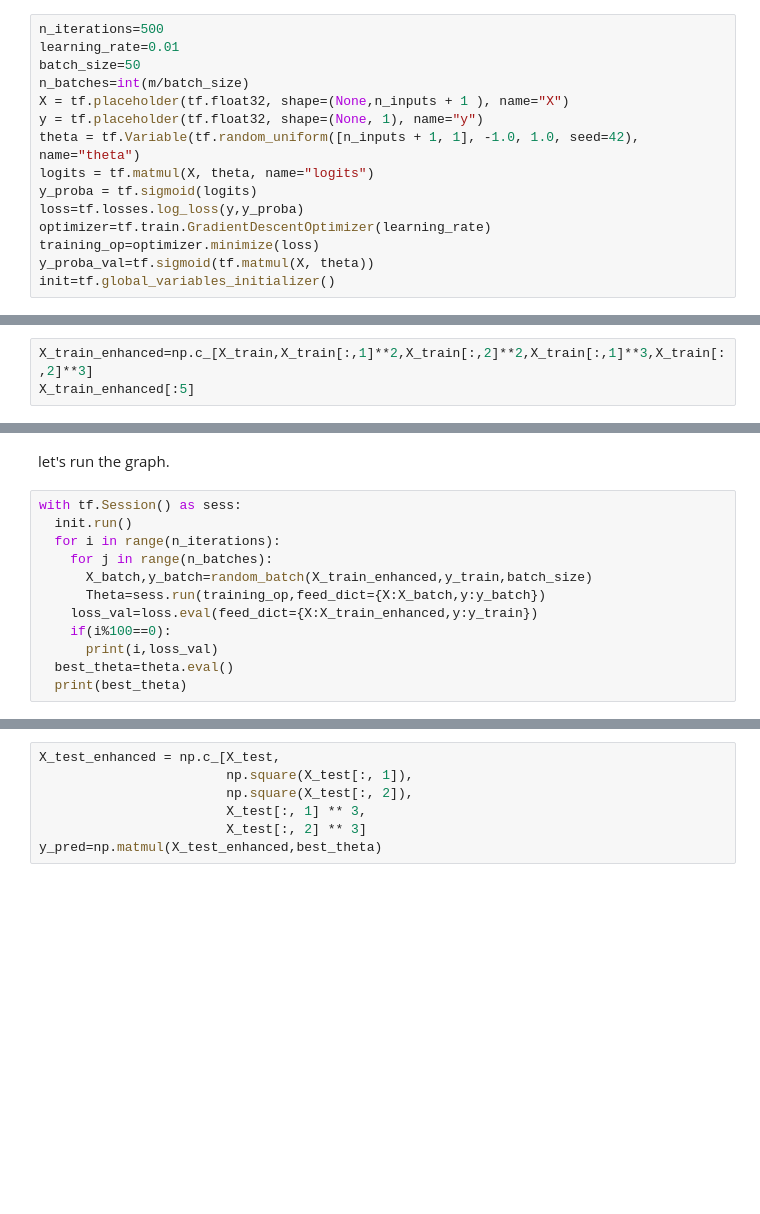
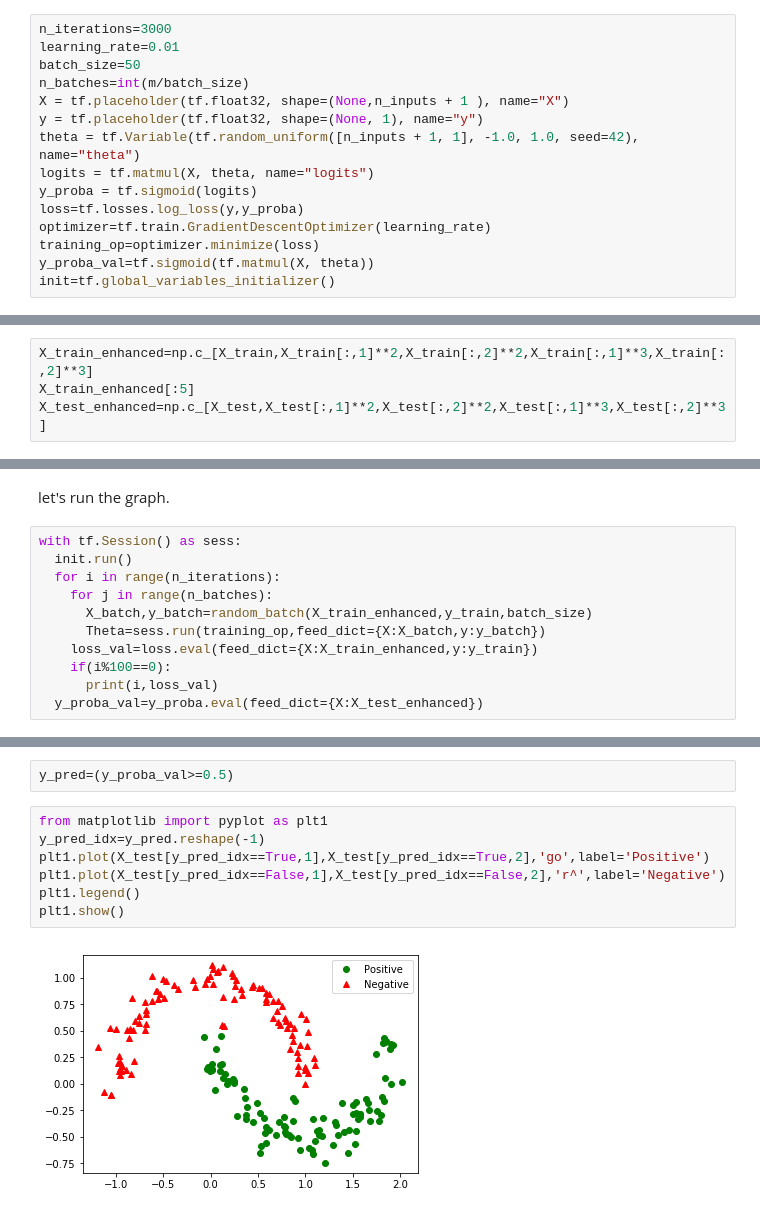
Before and after one commit to venkat2ram/Python, a Jupyter notebook: Logistic_regression_end_to_end.ipynb, the cells around one changed output, grey strips where cells are left out. Drawn from its saved outputs; the diff is of its cells as text; blank space fills up the shorter version.

```diff
--- a/Logistic_regression_end_to_end.ipynb
+++ b/Logistic_regression_end_to_end.ipynb
@@ -84,7 +84,7 @@ n_inputs
 # %% [markdown]
 Now start with the actual graph creation.
 # %%
-n_iterations=500
+n_iterations=3000
 learning_rate=0.01
 batch_size=50
 n_batches=int(m/batch_size)
@@ -129,3 +129,4 @@ Add more features.
 # %%
 X_train_enhanced=np.c_[X_train,X_train[:,1]**2,X_train[:,2]**2,X_train[:,1]**3,X_train[:,2]**3]
 X_train_enhanced[:5]
+X_test_enhanced=np.c_[X_test,X_test[:,1]**2,X_test[:,2]**2,X_test[:,1]**3,X_test[:,2]**3]
@@ -157,6 +142,5 @@ with tf.Session() as sess:
     loss_val=loss.eval(feed_dict={X:X_train_enhanced,y:y_train})
     if(i%100==0):
       print(i,loss_val)
-  best_theta=theta.eval()
-  print(best_theta)
+  y_proba_val=y_proba.eval(feed_dict={X:X_test_enhanced})
 # %% [output]
@@ -175,7 +164,11 @@ with tf.Session() as sess:
-# %%
-X_test_enhanced = np.c_[X_test,
-                        np.square(X_test[:, 1]),
-                        np.square(X_test[:, 2]),
-                        X_test[:, 1] ** 3,
-                        X_test[:, 2] ** 3]
-y_pred=np.matmul(X_test_enhanced,best_theta)
+# %%
+y_pred=(y_proba_val>=0.5)
+# %%
+from matplotlib import pyplot as plt1
+y_pred_idx=y_pred.reshape(-1)
+plt1.plot(X_test[y_pred_idx==True,1],X_test[y_pred_idx==True,2],'go',label='Positive')
+plt1.plot(X_test[y_pred_idx==False,1],X_test[y_pred_idx==False,2],'r^',label='Negative')
+plt1.legend()
+plt1.show()
+# %% [output]
+[figure, added]
```
Also changed, not shown: parts of 3 cells of this notebook.
